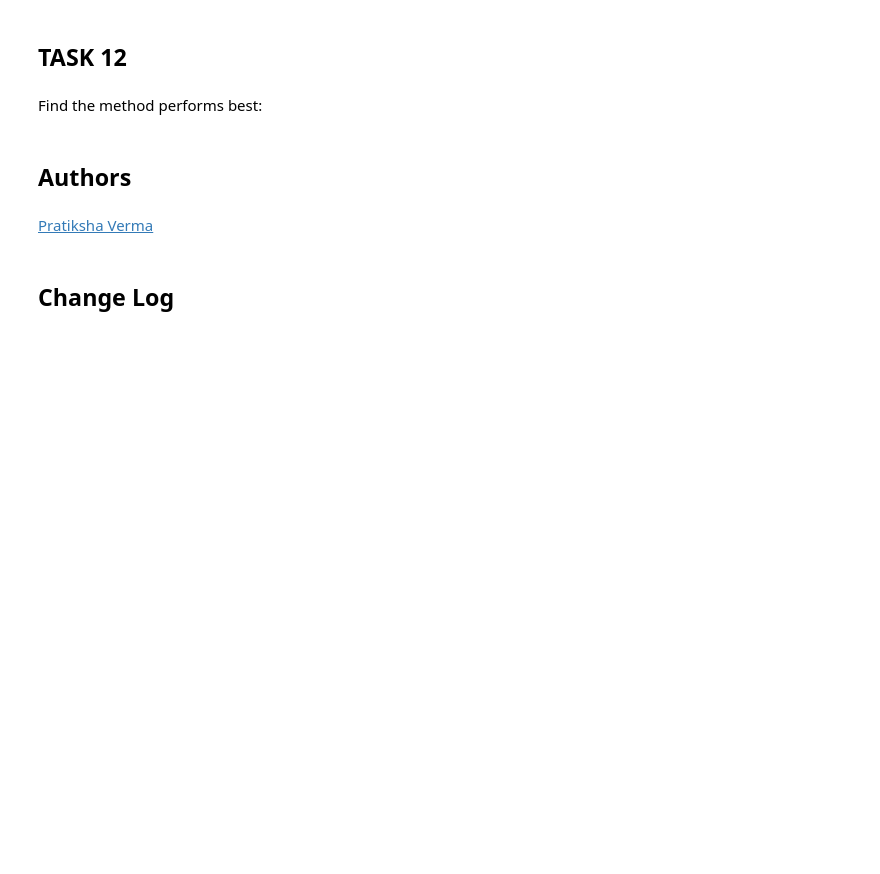
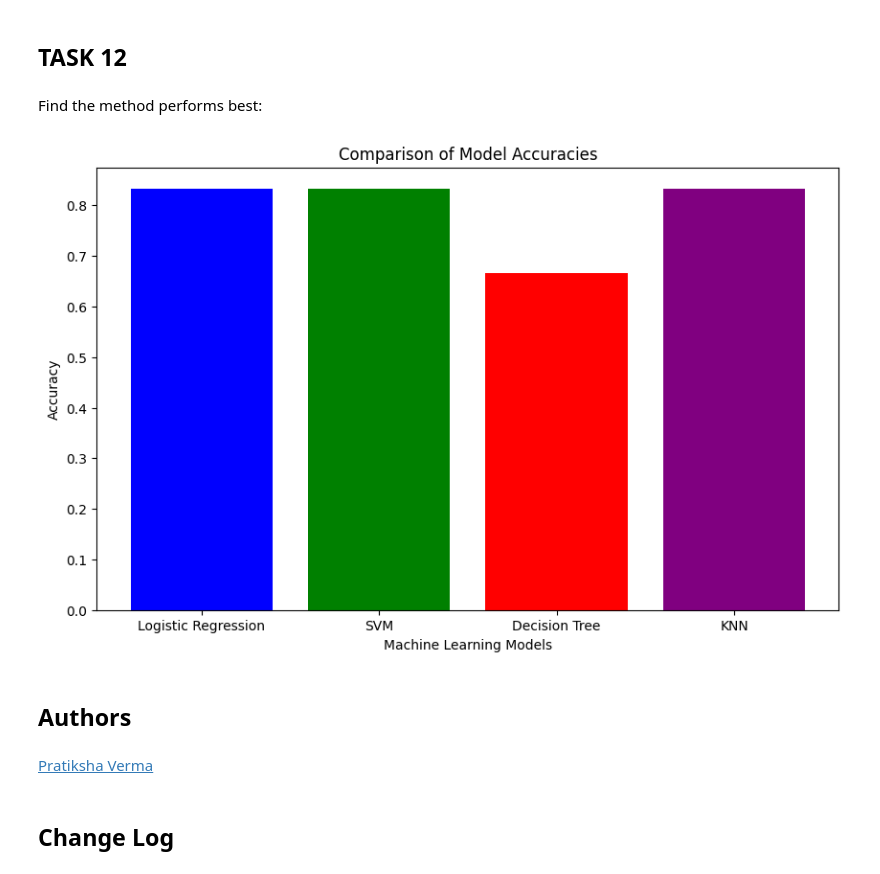
Before and after one commit to Elkayee/DS-Capstone, a Jupyter notebook: SpaceX_Machine Learning Prediction_Part_5.ipynb, the cells around one changed output. Drawn from its saved outputs; the diff is of its cells as text; code cells hidden in the pictures; blank space fills up the shorter version.

```diff
--- a/SpaceX_Machine Learning Prediction_Part_5.ipynb
+++ b/SpaceX_Machine Learning Prediction_Part_5.ipynb
@@ -226,7 +219,7 @@ parameters = {'kernel':('linear', 'rbf','poly','sigmoid'),
 svm = SVC()
 # %%
 # Create the GridSearchCV object
-svm_cv = GridSearchCV(estimator=svm, param_grid=parameters, cv=10, scoring='accuracy')
+svm_cv = GridSearchCV(estimator=svm, param_grid=parameters, cv=10)
 # %%
 # Fit the GridSearchCV object to the training data
 svm_cv.fit(X_train, Y_train)
@@ -238,4 +241,6 @@ print("accuracy :",svm_cv.best_score_)
 # %% [markdown]
 Calculate the accuracy on the test data using the method <code>score</code>:
 # %%
-test_accuracy_svm = svm_cv.score(X_test, Y_test)
+svm_accuracy=svm_cv.score(X_test, Y_test)
+
+print("test set accuracy :",svm_accuracy)
@@ -259,7 +268,7 @@ parameters = {'criterion': ['gini', 'entropy'],
 tree = DecisionTreeClassifier()
 # %%
 # Create the GridSearchCV object
-tree_cv = GridSearchCV(estimator=tree, param_grid=parameters, cv=10, scoring='accuracy')
+tree_cv = GridSearchCV(estimator=tree, param_grid=parameters, cv=10)
 
 # Fit the GridSearchCV object to the training data
 tree_cv.fit(X_train, Y_train)
@@ -278,0 +310,4 @@ print("Accuracy on test data (Decision Tree):", test_accuracy_tree)
+# %%
+tree_accuracy=tree_cv.score(X_test, Y_test)
+
+print("test set accuracy :",tree_accuracy)
@@ -339,3 +372,25 @@ print("\nBest Performing Model: {} with Test Accuracy: {:.4f}".format(best_model
+# %%
+import matplotlib.pyplot as plt
+
+
+
+# Define model names and their corresponding accuracies
+models = ['Logistic Regression', 'SVM', 'Decision Tree', 'KNN']
+accuracies = [logreg_accuracy, svm_accuracy, tree_accuracy, test_accuracy_knn]
+
+# Create a bar chart
+plt.figure(figsize=(10, 6))
+plt.bar(models, accuracies, color=['blue', 'green', 'red', 'purple'])
+
+# Label the axes and add a title
+plt.xlabel('Machine Learning Models')
+plt.ylabel('Accuracy')
+plt.title('Comparison of Model Accuracies')
+
+# Display the chart
+plt.show()
+# %% [output]
+[figure, added]
 # %% [markdown]
 ## Authors
 # %% [markdown]
```
Also changed, not shown: parts of 19 cells of this notebook, 3 other files.
